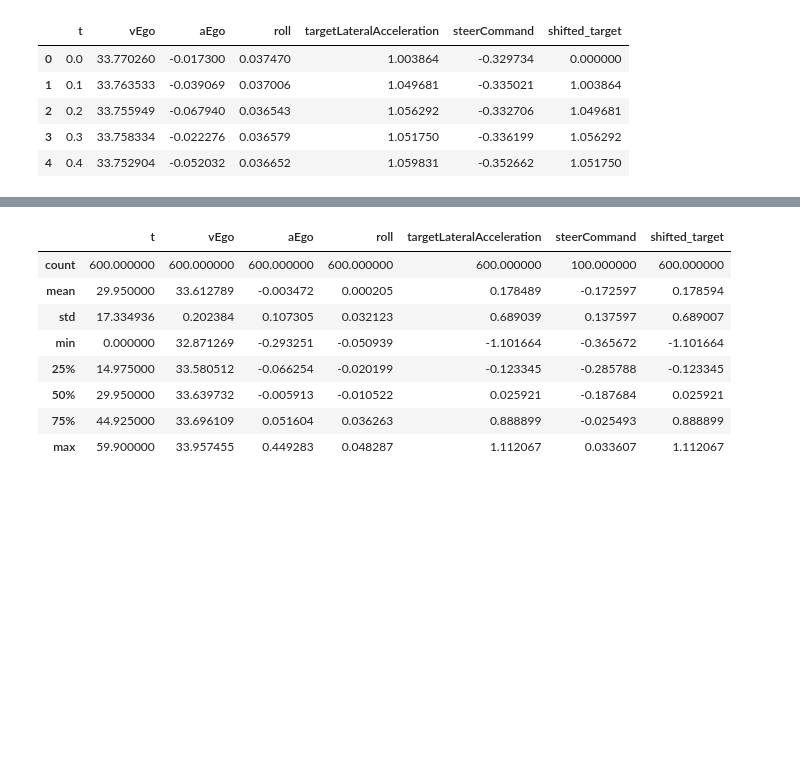
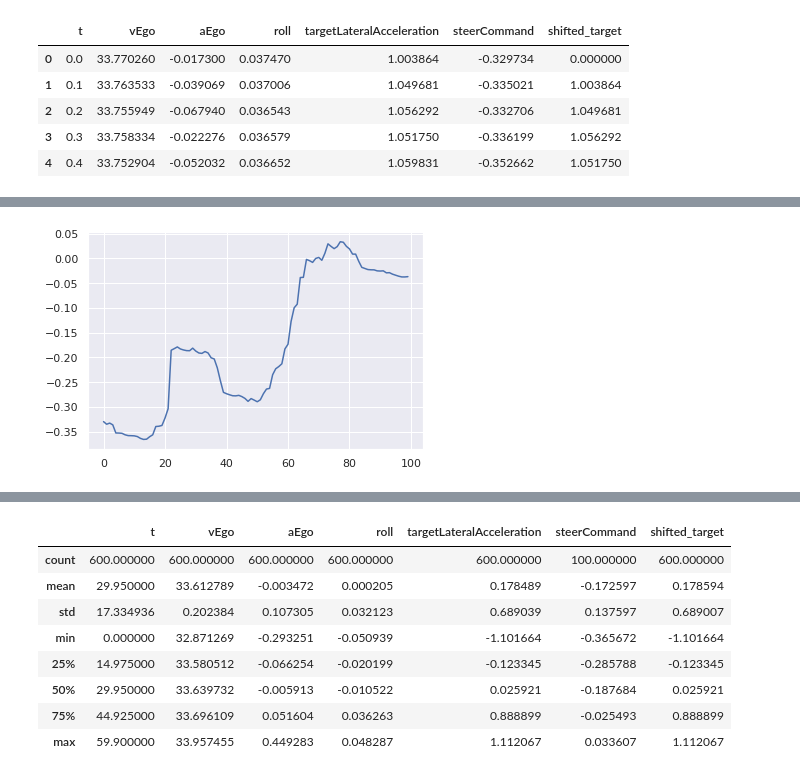
Before and after one commit to pau-mensa/controls_challenge, a Jupyter notebook: experiment.ipynb, the cells around one changed output, grey strips where cells are left out. Drawn from its saved outputs; the diff is of its cells as text; code cells hidden in the pictures; blank space fills up the shorter version.

```diff
--- a/experiment.ipynb
+++ b/experiment.ipynb
@@ -161,0 +171,5 @@ df.head()
+# %%
+plt.plot(df['steerCommand'])
+plt.show()
+# %% [output]
+[figure, added]
```
Also changed, not shown: parts of 2 cells of this notebook.
